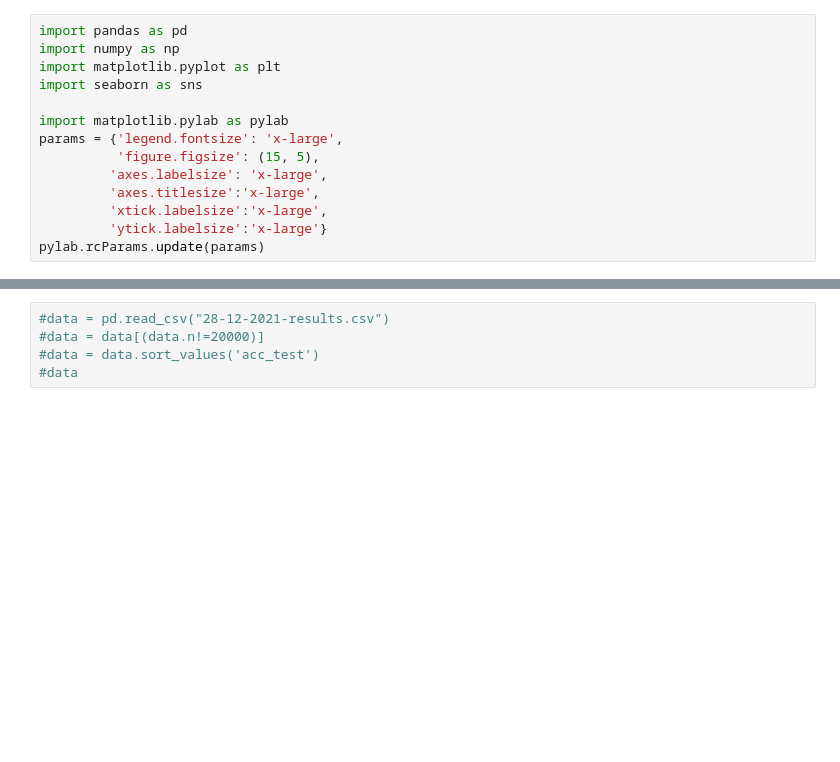
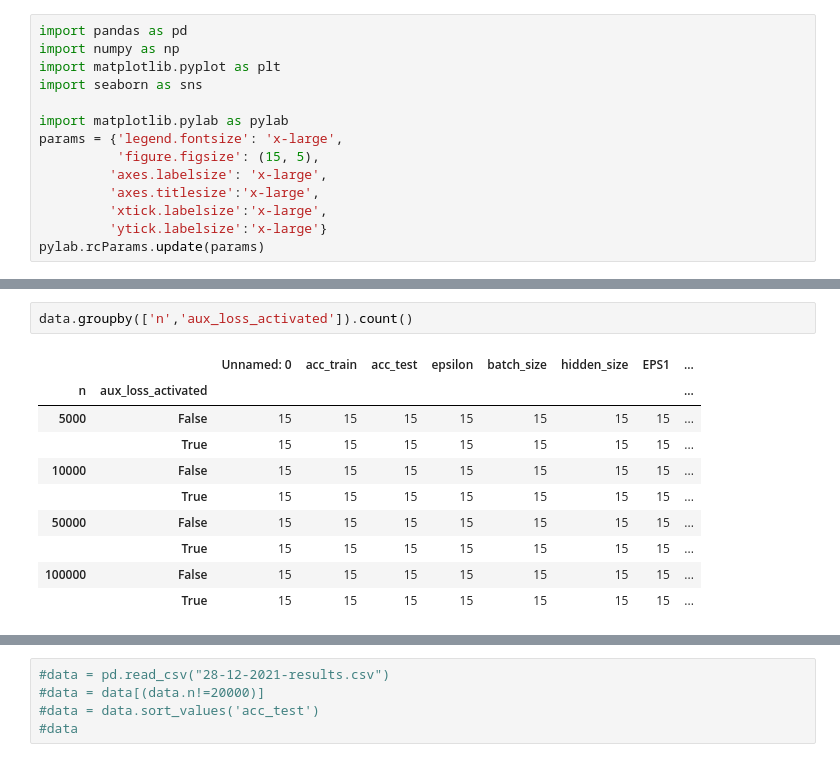
Before and after one commit to frperezgalarce/vs_mlp, a Jupyter notebook: Experiments.ipynb, the cells around one changed output, grey strips where cells are left out. Drawn from its saved outputs; the diff is of its cells as text; blank space fills up the shorter version.

```diff
--- a/Experiments.ipynb
+++ b/Experiments.ipynb
@@ -20,3 +25,16 @@ FileNotFoundError: [Errno 2] No such file or directory: '15-01-2022-results.csv'
+# %%
+data.groupby(['n','aux_loss_activated']).count()
+# %% [output]
+|  |  | Unnamed: 0 | acc_train | acc_test | epsilon | batch_size | hidden_size | EPS1 | ... |
+| n | aux_loss_activated |  |  |  |  |  |  |  | ... |
+| 5000 | False | 15 | 15 | 15 | 15 | 15 | 15 | 15 | ... |
+|  | True | 15 | 15 | 15 | 15 | 15 | 15 | 15 | ... |
+| 10000 | False | 15 | 15 | 15 | 15 | 15 | 15 | 15 | ... |
+|  | True | 15 | 15 | 15 | 15 | 15 | 15 | 15 | ... |
+| 50000 | False | 15 | 15 | 15 | 15 | 15 | 15 | 15 | ... |
+|  | True | 15 | 15 | 15 | 15 | 15 | 15 | 15 | ... |
+| 100000 | False | 15 | 15 | 15 | 15 | 15 | 15 | 15 | ... |
+|  | True | 15 | 15 | 15 | 15 | 15 | 15 | 15 | ... |
 # %%
 #data = pd.read_csv("03-01-2022-results-positive-injection.csv")
 
```
Also changed, not shown: parts of 30 cells of this notebook, 7 other files.
